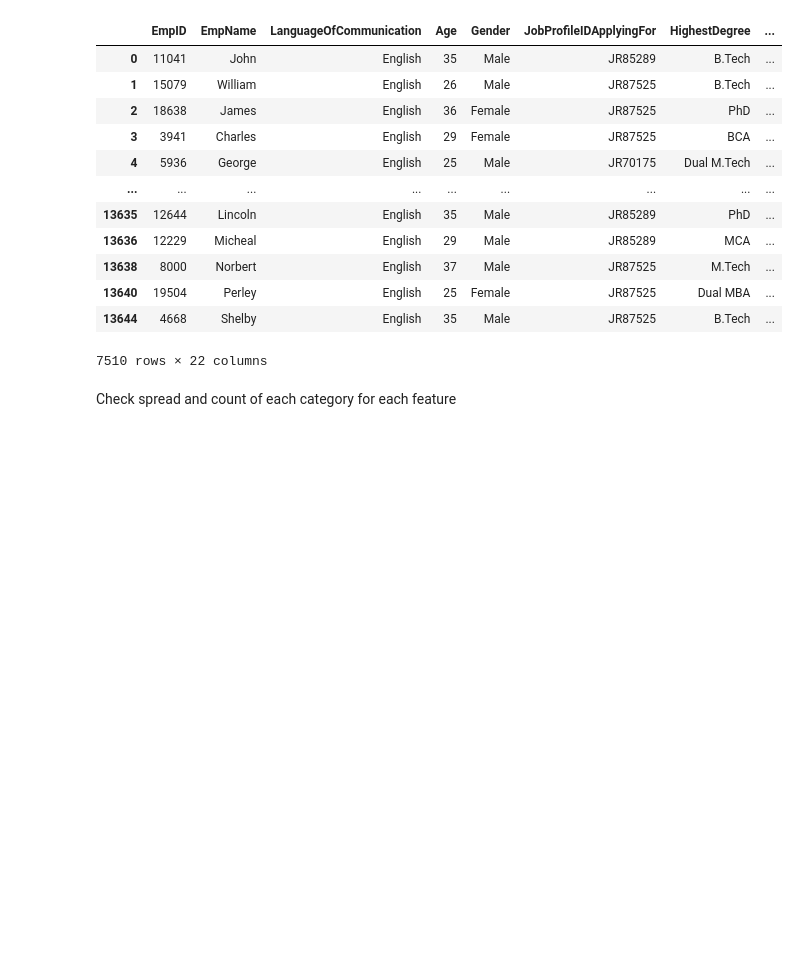
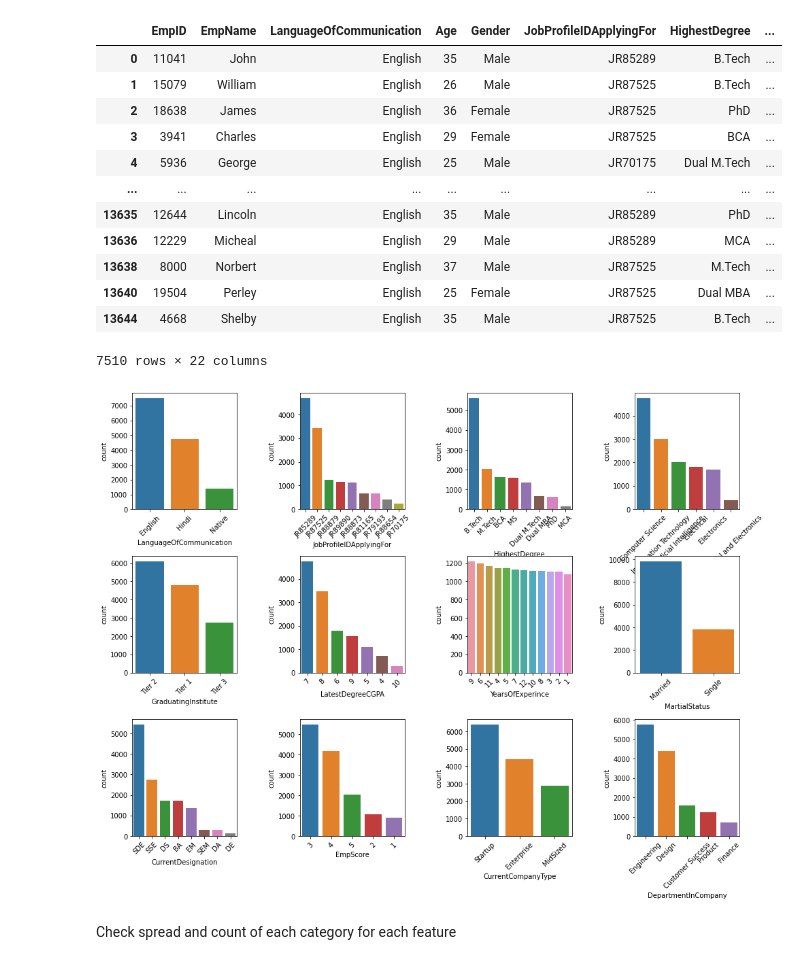
Before and after one commit to khimanshu11/amazon-ml-challange, a Jupyter notebook: AmazonGenderNeutralityAndInclusioin.ipynb, the cells around one changed output. Saved outputs shown, nothing was run; the diff lists cells and outputs as text; code cells hidden in the pictures; blank space fills up the shorter version.

```diff
--- a/AmazonGenderNeutralityAndInclusioin.ipynb
+++ b/AmazonGenderNeutralityAndInclusioin.ipynb
@@ -160,3 +160,28 @@ train[train.LanguageOfCommunication == "English"]
 | 13640 | 19504 | Perley | English | 25 | Female | JR87525 | Dual MBA | ... |
 | 13644 | 4668 | Shelby | English | 35 | Male | JR87525 | B.Tech | ... |
 7510 rows × 22 columns
+# %%
+req_col = ["LanguageOfCommunication",
+           "JobProfileIDApplyingFor",
+           "HighestDegree",
+           "DegreeBranch",
+           "GraduatingInstitute",
+           "LatestDegreeCGPA",
+           "YearsOfExperince",
+           "MartialStatus",
+           "CurrentDesignation",
+           "EmpScore",
+           "CurrentCompanyType",
+           "DepartmentInCompany"]
+fig = plt.figure(figsize=(16,12))
+fig.subplots_adjust(hspace=0.4, wspace=0.6)
+for i in range(len(req_col)):
+  # j = i*3
+  # for j in range(j+3):
+  co_val = train[req_col[i]].value_counts()
+  ax = fig.add_subplot(3, 4, i+1)
+  sns.countplot(x=req_col[i], data=train, order = co_val.index)
+  plt.xticks(rotation=45)
+# sns.barplot(y=loc_count.values, x = loc_count.index, order=loc_count.index, ax = ax[1])
+# %% [output]
+[figure, added]
```
Also changed, not shown: parts of 12 cells of this notebook.
